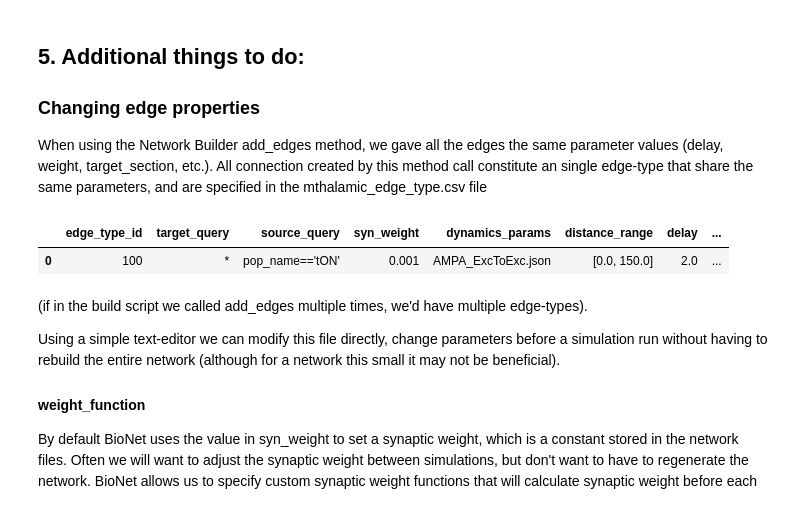
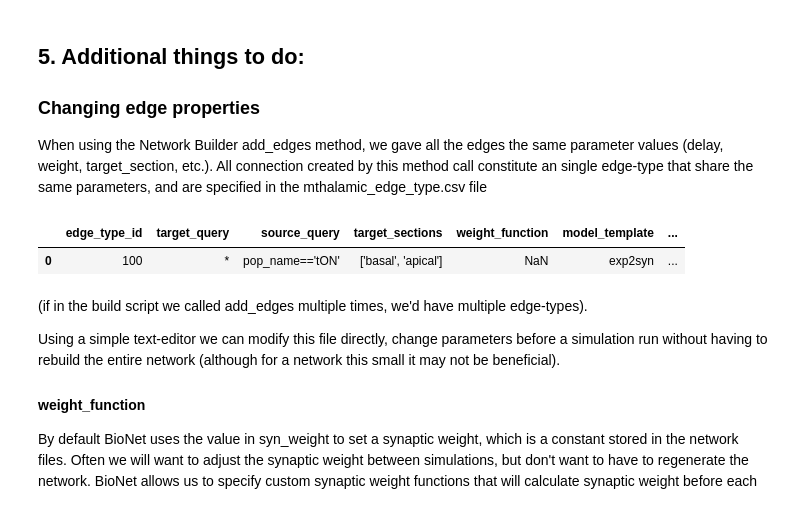
Before and after one commit to AllenInstitute/bmtk, a Jupyter notebook: docs/tutorial/02_single_cell_syn.ipynb, the cells around one changed output. Cells and saved outputs as stored; diff of their text form; code cells hidden in the pictures.

```diff
--- a/docs/tutorial/02_single_cell_syn.ipynb
+++ b/docs/tutorial/02_single_cell_syn.ipynb
@@ -238,10 +223,10 @@ plot_report(config_file='sim_ch02/simulation_config.json')
 When using the Network Builder add_edges method, we gave all the edges the same parameter values (delay, weight, target_section, etc.). All connection created by this method call constitute an single edge-type that share the same parameters, and are specified in the mthalamic_edge_type.csv file
 # %%
 import pandas as pd
-pd.read_csv('network/mthalamus_mcortex_edge_types.csv', sep=' ')
+pd.read_csv('sim_ch02/network/mthalamus_mcortex_edge_types.csv', sep=' ')
 # %% [output]
-|  | edge_type_id | target_query | source_query | syn_weight | dynamics_params | distance_range | delay | ... |
-| 0 | 100 | * | pop_name=='tON' | 0.001 | AMPA_ExcToExc.json | [0.0, 150.0] | 2.0 | ... |
+|  | edge_type_id | target_query | source_query | target_sections | weight_function | model_template | ... |
+| 0 | 100 | * | pop_name=='tON' | ['basal', 'apical'] | NaN | exp2syn | ... |
 # %% [markdown]
 (if in the build script we called add_edges multiple times, we'd have multiple edge-types).
 
```
Also changed, not shown: parts of 7 cells of this notebook, 20 other files.
